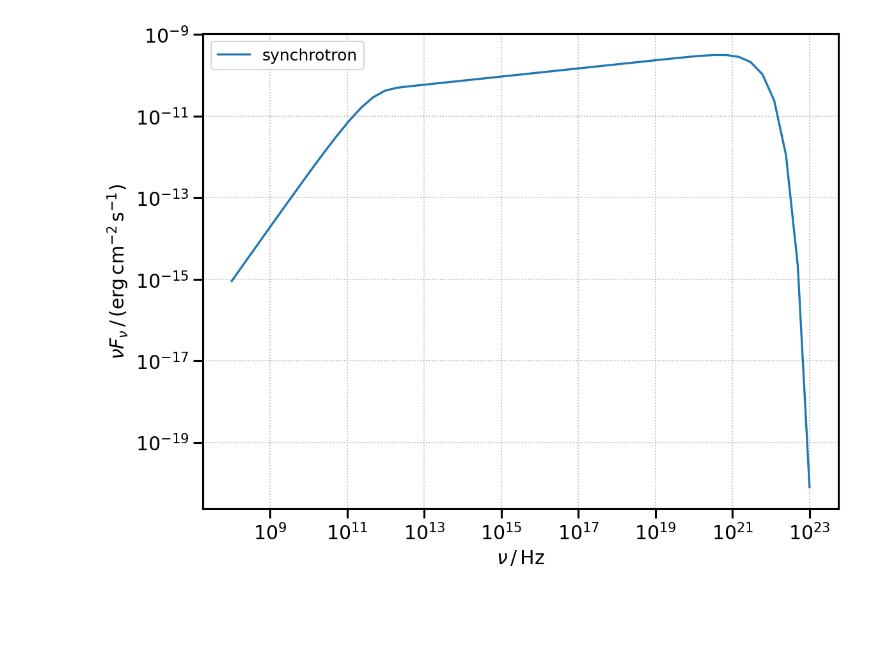
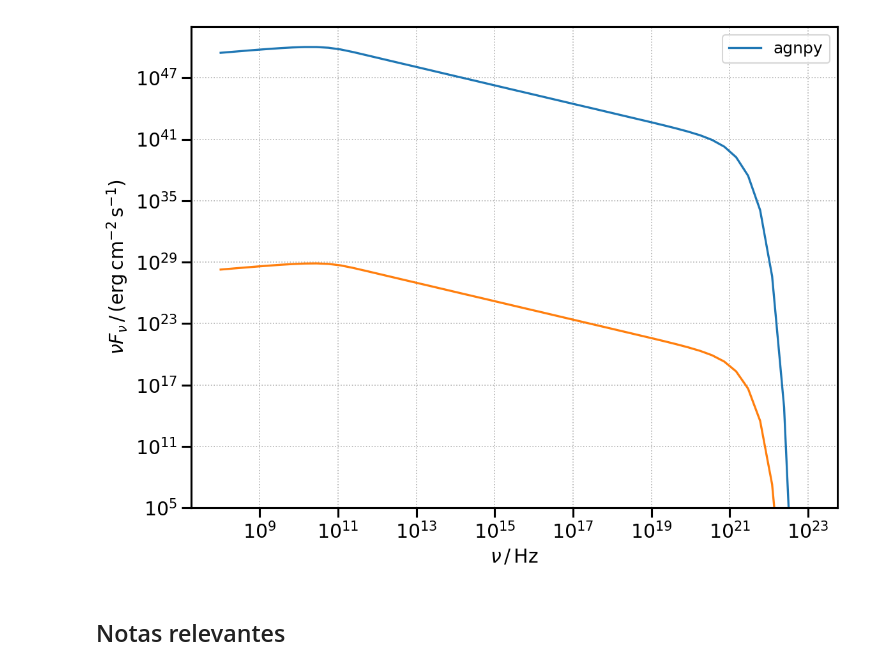
Before and after one commit to santimda/ExtendedJet, a Jupyter notebook: emisividad1.ipynb, the cells around one changed output. Saved outputs shown, nothing was run; the diff lists cells and outputs as text; code cells hidden in the pictures; blank space fills up the shorter version.

Commit message:
Algunas pruebas comparando con agnpy y algunos comentarios

```diff
--- a/emisividad1.ipynb
+++ b/emisividad1.ipynb
@@ -47,5 +71,13 @@ def PowerFunction(E_ph, E, B, pitch_angle=np.pi/2):
     P = K * B * np.sin(pitch_angle) * R
     return P # [erg s^-1 erg^-1]
+# %%
+Emin = 2*m_e*c**2
+Emax = 1e4*m_e*c**2
+E = np.geomspace(Emin, Emax, 100)
+p = 2.8
+N = np.power(E, -p)
+B = 1
+E_ph = np.geomspace(1e-30, 1e-3, 150)
 # %%
 P = np.zeros((np.size(E_ph), np.size(E)))
 for i, e_ in enumerate(E_ph):
@@ -239,47 +295,71 @@ plt.show
+# %%
+Emin = 1e2*m_e*c**2
+Emax = 1e7*m_e*c**2
+E = np.geomspace(Emin, Emax, 100)
+p = 2.8
+N = 2e17*np.power(E, -p)
+B = 1
+E_ph = h*np.logspace(8,23,50)#np.geomspace(1e-30, 1e-3, 150)
+
+q_vec = np.zeros_like(E_ph)
+for i, e_ in enumerate(E_ph):
+    q_vec[i] = q(e_, B, N, E)
 # %%
 import numpy as np
 import astropy.units as u
-from astropy.constants import m_e
+from astropy.constants import m_e as m_e2
 from astropy.coordinates import Distance
 from agnpy.spectra import PowerLaw
 from agnpy.emission_regions import Blob
 from agnpy.synchrotron import Synchrotron
 from agnpy.utils.plot import load_mpl_rc, plot_sed
 import matplotlib.pyplot as plt
+from agnpy.utils.conversion import nu_to_epsilon_prime
 
 
 # set the quantities defining the blob
 R_b = 1e16 * u.cm
 V_b = 4 / 3 * np.pi * R_b ** 3
-z = Distance(1e27, unit=u.cm).z
-delta_D = 10
-Gamma = 10
+z = Distance(1e21, unit=u.cm).z ##Menos de esta cantidad y falla
+delta_D = 1
+Gamma = 1
 B = 1 * u.G
 
 # electron distribution
-W_e = 1e48 * u.erg # total energy in electrons
+W_e = 1e48 * u.erg#1e75 * u.erg # total energy in electrons
 
 n_e = PowerLaw.from_total_energy(
     W_e,
     V_b,
     p=2.8,
     gamma_min=1e2,
     gamma_max=1e7,
-    mass=m_e,
+    mass=m_e2,
 )
 
 # define the emission region and the radiative process
 blob = Blob(R_b, z, delta_D, Gamma, B, n_e=n_e)
 synch = Synchrotron(blob)
 
 # compute the SED over an array of frequencies
 nu = np.logspace(8, 23) * u.Hz
-sed = synch.sed_flux(nu)
+
+
+#Provando cosas
+
+epsilon = nu_to_epsilon_prime(nu, z, delta_D, m = m_e2)
+prefactor = np.power(delta_D, 4) / (4 * np.pi * np.power(blob.d_L, 2))
+emisividad = synch.sed_flux(nu)/(epsilon*prefactor) #Multiplico por epsilon y prefactor para recuperar emisividad
 
 # load matplotlib configuration for agnpy
-load_mpl_rc()
+load_mpl_rc() #Esta precargado, asi que cambiar los nombres de los ejes es mas trabajo. Recordar que es
 
-plot_sed(nu, sed, label="synchrotron")
+
+plot_sed(nu, emisividad, label="agnpy" )
+plt.ylim(1e5,1e52)
+plt.loglog(E_ph/h, q_vec, label='local')
 plt.show()
 # %% [output]
-[figure, old version]
+[figure, new version]
+# %% [markdown]
+## Notas relevantes
```
Also changed, not shown: parts of 15 cells of this notebook.
